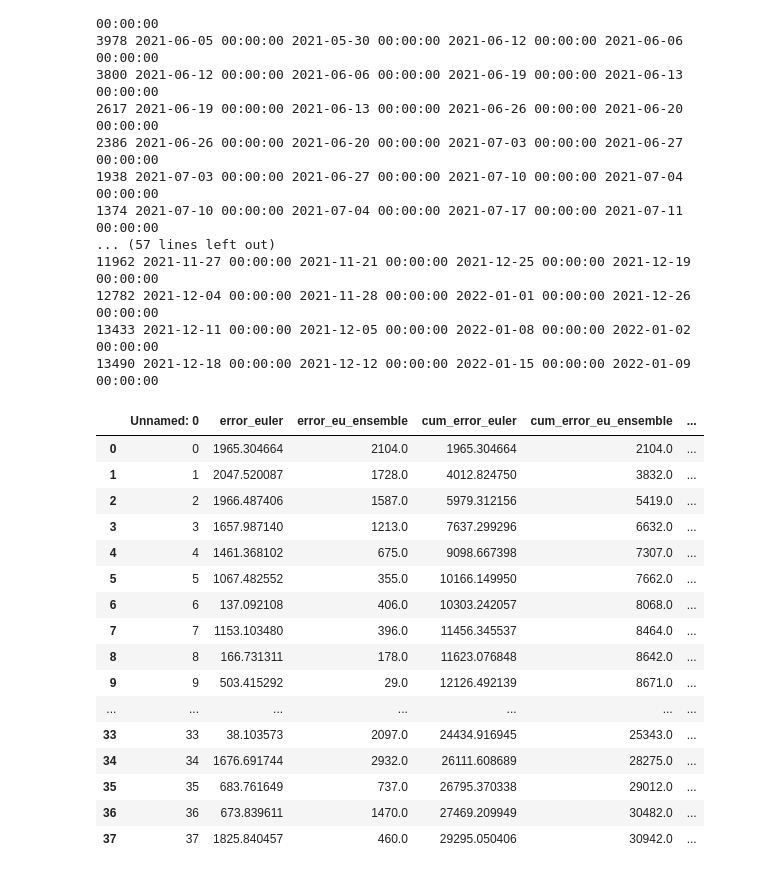
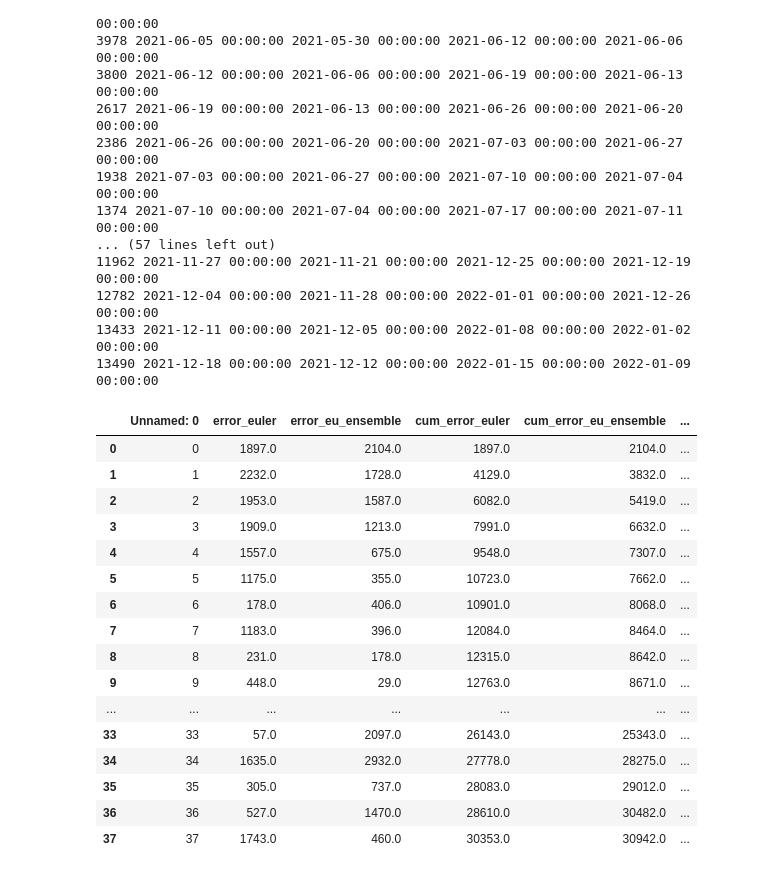
Before and after one commit to ninoaf/epidemic_cdc_forecasts, a Jupyter notebook: code/notebooks/EU_plot.ipynb, the cells around one changed output. Cells and saved outputs as stored; diff of their text form; code cells hidden in the pictures.

```diff
--- a/code/notebooks/EU_plot.ipynb
+++ b/code/notebooks/EU_plot.ipynb
@@ -414,26 +414,31 @@ euler_lagrange_1wk_error = euler_lagrange_1wk_data["error_euler"].to_numpy()
 euler_lagrange_4wk_dates = pd.to_datetime(euler_lagrange_4wk_data["target_prediction_date"]).to_numpy()
 euler_lagrange_4wk_prediction = euler_lagrange_4wk_data["euler_prediction_value"].to_numpy()
 euler_lagrange_4wk_error = euler_lagrange_4wk_data["error_euler"].to_numpy()
+
+euler_1wk_data = pd.read_csv("../../results/fetched_Jan_2022/EU/fetched_Jan_2022_error_euler_cdc_week_1.csv")
+euler_1wk_dates = pd.to_datetime(euler_1wk_data["target_prediction_date"]).to_numpy()
+euler_1wk_prediction = euler_1wk_data["euler_prediction_value"].to_numpy()
+euler_1wk_error = euler_1wk_data["error_euler"].to_numpy()
-# %%
-euler_lagrange_1wk_data
-# %% [output]
-|  | Unnamed: 0 | error_euler | error_eu_ensemble | cum_error_euler | cum_error_eu_ensemble | ... |
-| 0 | 0 | 1965.304664 | 2104.0 | 1965.304664 | 2104.0 | ... |
-| 1 | 1 | 2047.520087 | 1728.0 | 4012.824750 | 3832.0 | ... |
-| 2 | 2 | 1966.487406 | 1587.0 | 5979.312156 | 5419.0 | ... |
-| 3 | 3 | 1657.987140 | 1213.0 | 7637.299296 | 6632.0 | ... |
-| 4 | 4 | 1461.368102 | 675.0 | 9098.667398 | 7307.0 | ... |
-| 5 | 5 | 1067.482552 | 355.0 | 10166.149950 | 7662.0 | ... |
-| 6 | 6 | 137.092108 | 406.0 | 10303.242057 | 8068.0 | ... |
-| 7 | 7 | 1153.103480 | 396.0 | 11456.345537 | 8464.0 | ... |
-| 8 | 8 | 166.731311 | 178.0 | 11623.076848 | 8642.0 | ... |
-| 9 | 9 | 503.415292 | 29.0 | 12126.492139 | 8671.0 | ... |
-| ... | ... | ... | ... | ... | ... | ... |
-| 33 | 33 | 38.103573 | 2097.0 | 24434.916945 | 25343.0 | ... |
-| 34 | 34 | 1676.691744 | 2932.0 | 26111.608689 | 28275.0 | ... |
-| 35 | 35 | 683.761649 | 737.0 | 26795.370338 | 29012.0 | ... |
-| 36 | 36 | 673.839611 | 1470.0 | 27469.209949 | 30482.0 | ... |
-| 37 | 37 | 1825.840457 | 460.0 | 29295.050406 | 30942.0 | ... |
+# %%
+euler_1wk_data
+# %% [output]
+|  | Unnamed: 0 | error_euler | error_eu_ensemble | cum_error_euler | cum_error_eu_ensemble | ... |
+| 0 | 0 | 1897.0 | 2104.0 | 1897.0 | 2104.0 | ... |
+| 1 | 1 | 2232.0 | 1728.0 | 4129.0 | 3832.0 | ... |
+| 2 | 2 | 1953.0 | 1587.0 | 6082.0 | 5419.0 | ... |
+| 3 | 3 | 1909.0 | 1213.0 | 7991.0 | 6632.0 | ... |
+| 4 | 4 | 1557.0 | 675.0 | 9548.0 | 7307.0 | ... |
+| 5 | 5 | 1175.0 | 355.0 | 10723.0 | 7662.0 | ... |
+| 6 | 6 | 178.0 | 406.0 | 10901.0 | 8068.0 | ... |
+| 7 | 7 | 1183.0 | 396.0 | 12084.0 | 8464.0 | ... |
+| 8 | 8 | 231.0 | 178.0 | 12315.0 | 8642.0 | ... |
+| 9 | 9 | 448.0 | 29.0 | 12763.0 | 8671.0 | ... |
+| ... | ... | ... | ... | ... | ... | ... |
+| 33 | 33 | 57.0 | 2097.0 | 26143.0 | 25343.0 | ... |
+| 34 | 34 | 1635.0 | 2932.0 | 27778.0 | 28275.0 | ... |
+| 35 | 35 | 305.0 | 737.0 | 28083.0 | 29012.0 | ... |
+| 36 | 36 | 527.0 | 1470.0 | 28610.0 | 30482.0 | ... |
+| 37 | 37 | 1743.0 | 460.0 | 30353.0 | 30942.0 | ... |
 # %%
 rolling_mean_1wk_euler_lagrange = euler_lagrange_1wk_data.rolling(window=4)['error_euler'].mean()
 rolling_mean_4wk_euler_lagrange = euler_lagrange_4wk_data.rolling(window=4)['error_euler'].mean()
```
Also changed, not shown: parts of 8 cells of this notebook, 34 other files.
